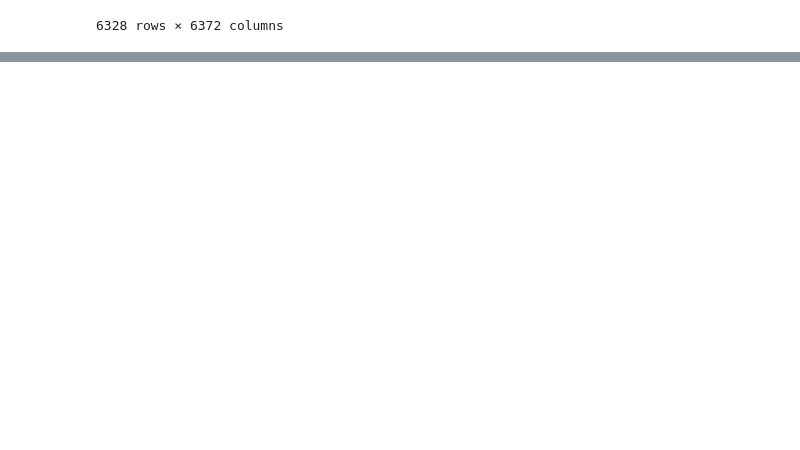
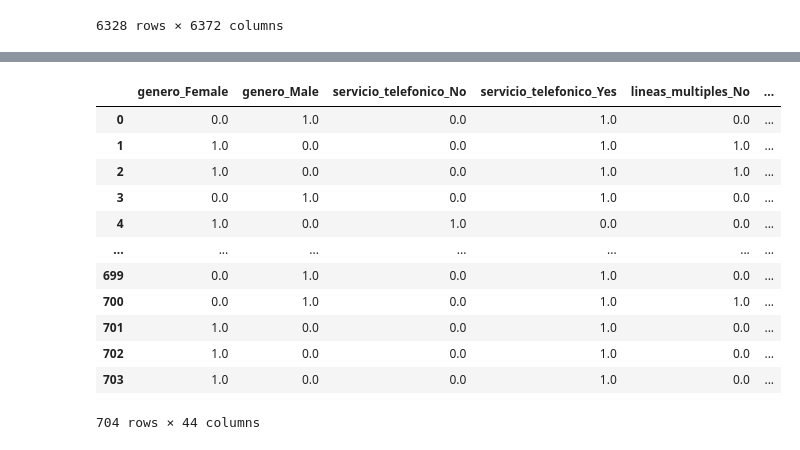
Before and after one commit to sandrazuniga/Challenge_TelecomX_Parte2, a Jupyter notebook: TelecomX_Parte2_LATAM.ipynb, the cells around one changed output, grey strips where cells are left out. Cells and saved outputs as stored; diff of their text form; code cells hidden in the pictures; blank space fills up the shorter version.

```diff
--- a/TelecomX_Parte2_LATAM.ipynb
+++ b/TelecomX_Parte2_LATAM.ipynb
@@ -1056,0 +1131,29 @@ display(X_train_corr)
+# %%
+# Apply the transformations to X_test
+X_test_encoded = preprocessor.transform(X_test)
+
+# Create a DataFrame from the transformed data
+# Get feature names from the preprocessor
+onehot_feature_names = preprocessor.named_transformers_['onehot'].get_feature_names_out(categorical_cols)
+scaler_feature_names = numerical_cols.tolist()
+passthrough_feature_names = preprocessor.transformers_[2][2] # Get names from remainder
+
+all_feature_names = list(onehot_feature_names) + scaler_feature_names + list(passthrough_feature_names)
+
+
+X_test_df = pd.DataFrame(X_test_encoded, columns=all_feature_names)
+display(X_test_df)
+# %% [output]
+|  | genero_Female | genero_Male | servicio_telefonico_No | servicio_telefonico_Yes | lineas_multiples_No | ... |
+| 0 | 0.0 | 1.0 | 0.0 | 1.0 | 0.0 | ... |
+| 1 | 1.0 | 0.0 | 0.0 | 1.0 | 1.0 | ... |
+| 2 | 1.0 | 0.0 | 0.0 | 1.0 | 1.0 | ... |
+| 3 | 0.0 | 1.0 | 0.0 | 1.0 | 0.0 | ... |
+| 4 | 1.0 | 0.0 | 1.0 | 0.0 | 0.0 | ... |
+| ... | ... | ... | ... | ... | ... | ... |
+| 699 | 0.0 | 1.0 | 0.0 | 1.0 | 0.0 | ... |
+| 700 | 0.0 | 1.0 | 0.0 | 1.0 | 1.0 | ... |
+| 701 | 1.0 | 0.0 | 0.0 | 1.0 | 0.0 | ... |
+| 702 | 1.0 | 0.0 | 0.0 | 1.0 | 0.0 | ... |
+| 703 | 1.0 | 0.0 | 0.0 | 1.0 | 0.0 | ... |
+704 rows × 44 columns
```
Also changed, not shown: parts of 4 cells of this notebook.
